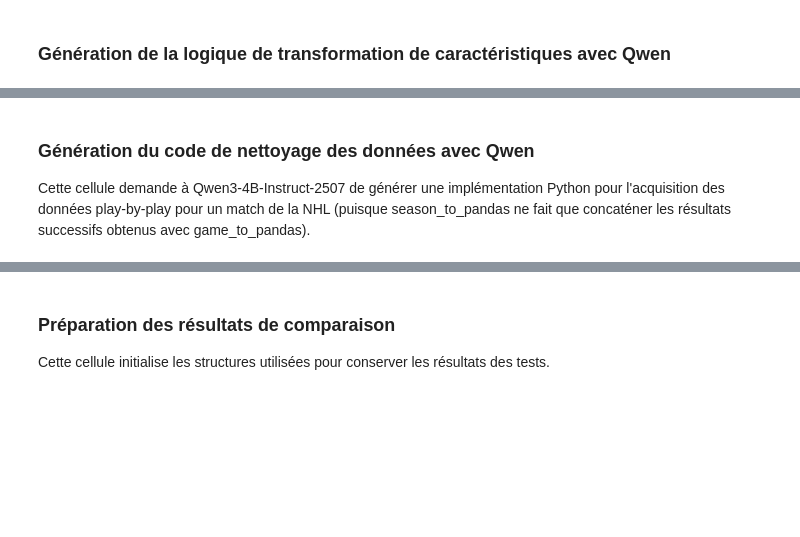
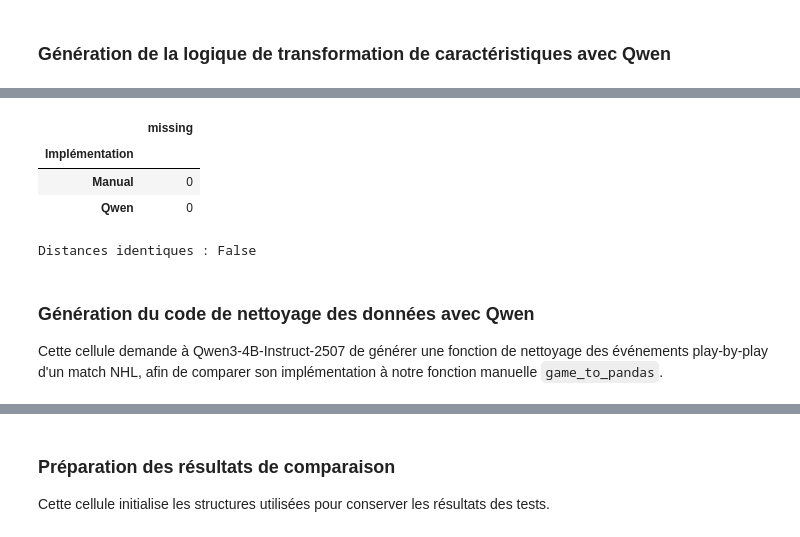
Before and after one commit to ammou35/LNH-data-science, a Jupyter notebook: data_science_project/notebooks/3.2_LLM.ipynb, the cells around one changed output, grey strips where cells are left out. Saved outputs shown, nothing was run; the diff lists cells and outputs as text; code cells hidden in the pictures; blank space fills up the shorter version.

```diff
--- a/data_science_project/notebooks/3.2_LLM.ipynb
+++ b/data_science_project/notebooks/3.2_LLM.ipynb
@@ -212,7 +397,21 @@ generated_code_path.write_text(generated_code + "\n", encoding="utf-8")
+# %%
+comparison = pd.DataFrame.from_dict(results, orient="index")
+comparison.index.name = "Implémentation"
+
+display(comparison)
+
+if all(name in dataframes for name in functions):
+    print("Distances identiques :", np.allclose(dataframes["Manual"]["distance"], dataframes["Qwen"]["distance"], equal_nan=True))
+# %% [output]
+|  | missing |
+| Implémentation |  |
+| Manual | 0 |
+| Qwen | 0 |
+Distances identiques : False
 # %% [markdown]
 ### Génération du code de nettoyage des données avec Qwen
 
-Cette cellule demande à Qwen3-4B-Instruct-2507 de générer une implémentation Python pour l'acquisition des données play-by-play pour un match de la NHL (puisque season_to_pandas ne fait que concaténer les résultats successifs obtenus avec game_to_pandas).
+Cette cellule demande à Qwen3-4B-Instruct-2507 de générer une fonction de nettoyage des événements play-by-play d'un match NHL, afin de comparer son implémentation à notre fonction manuelle `game_to_pandas`.
 # %%
 import ift6758
 from pathlib import Path
```
Also changed, not shown: parts of 26 cells of this notebook, 8 other files.
